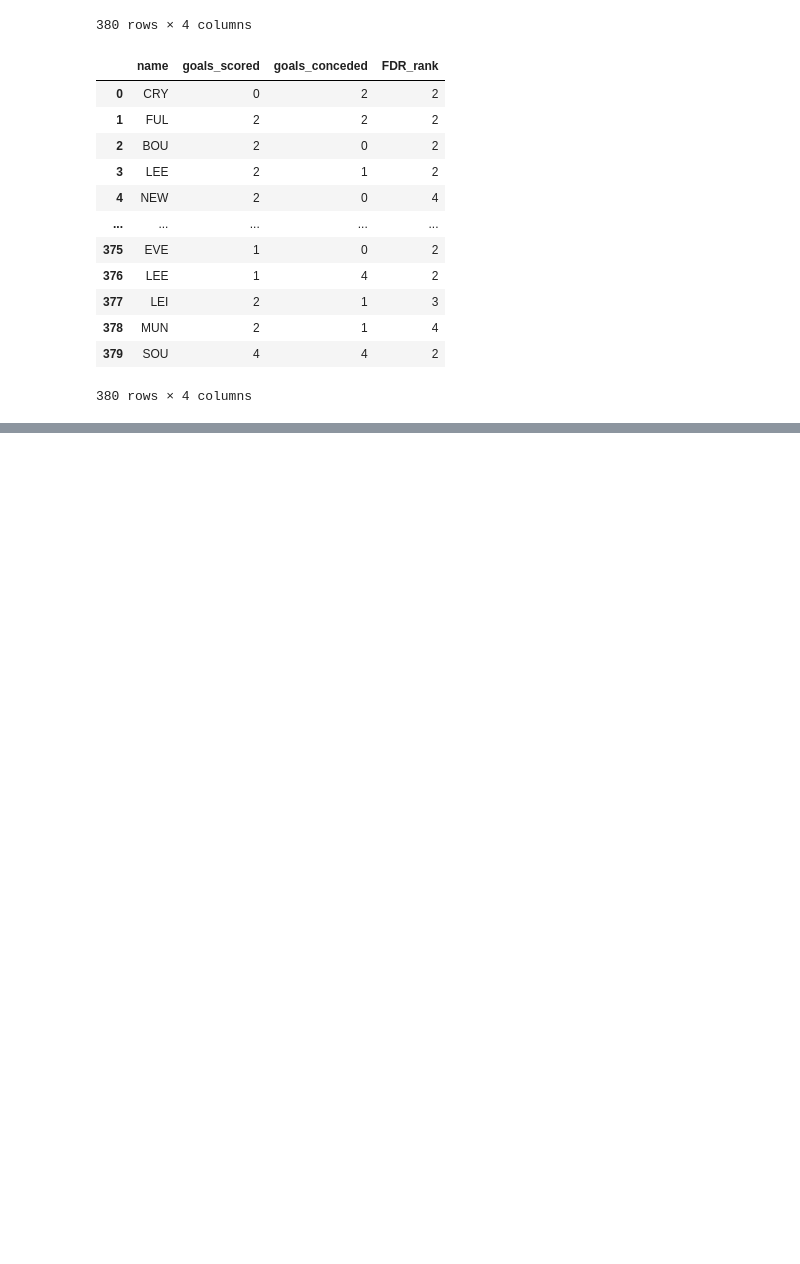
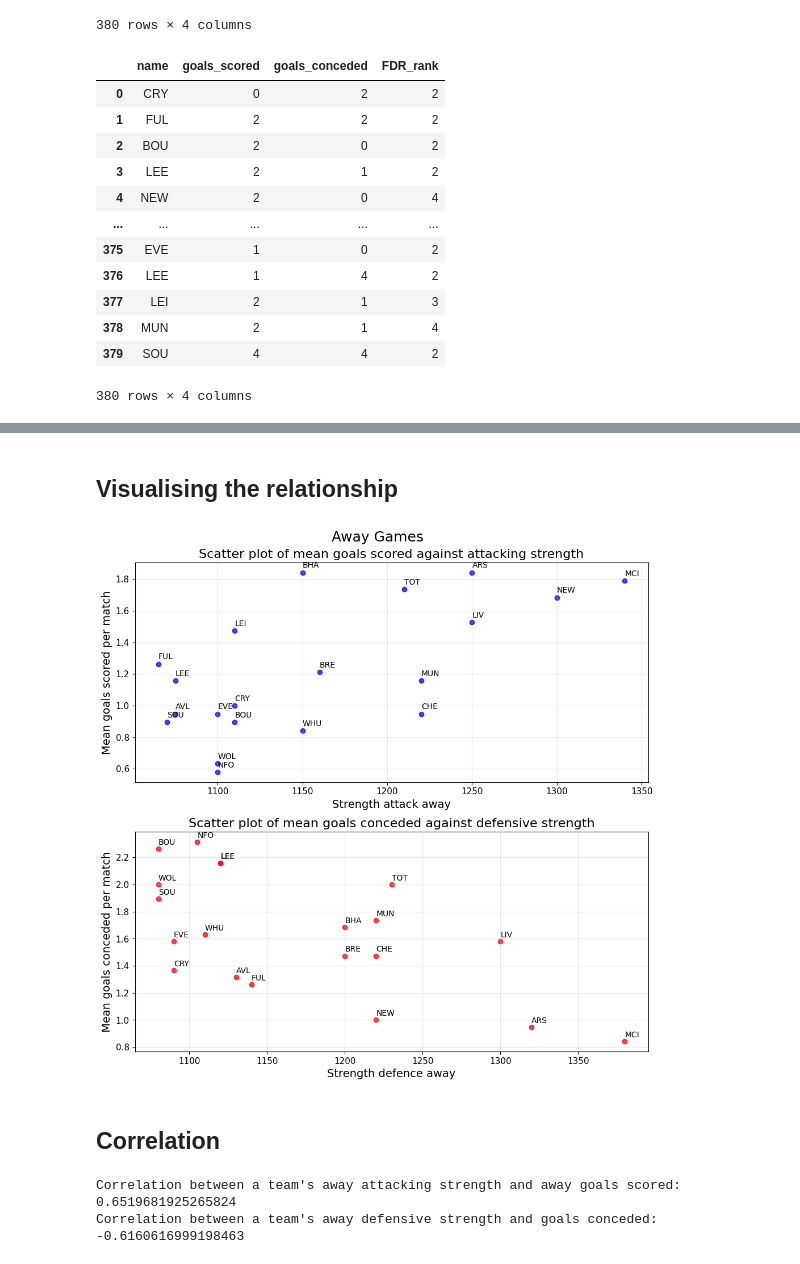
Before and after one commit to cooke99/PL-Analysis, a Jupyter notebook: Team strength analysis.ipynb, the cells around one changed output, grey strips where cells are left out. Cells and saved outputs as stored; diff of their text form; code cells hidden in the pictures; blank space fills up the shorter version.

```diff
--- a/Team strength analysis.ipynb
+++ b/Team strength analysis.ipynb
@@ -198,0 +392,3 @@ plt.show()
+# %%
+away_data = away_data.merge(teams.loc[:,['short_name','strength_attack_away','strength_defence_away']], how = 'inner', left_on = 'name', right_on = 'short_name')
+away_data
@@ -198,0 +413,48 @@ plt.show()
+# %% [markdown]
+## Visualising the relationship
+# %%
+title_font = 18
+axis_title_font = 16
+legend_font = 14
+axis_label_font = 14
+axis_tick_font = 11
+
+fig, ax = plt.subplots(nrows=2,ncols=1,figsize=(10,10))
+
+ax[0].scatter(away_data.strength_attack_away, away_data.goals_scored, alpha = 0.75, color='b')
+_ = ax[0].set_xticklabels(ax[0].get_xticklabels(), fontsize = axis_tick_font)
+_ = ax[0].set_yticklabels(ax[0].get_yticklabels(), fontsize = axis_tick_font)
+ax[0].set_ylabel('Mean goals scored per match', fontsize = axis_label_font)
+ax[0].set_xlabel('Strength attack away', fontsize = axis_label_font)
+ax[0].grid(alpha = 0.3)
+ax[0].set_title('''Scatter plot of mean goals scored against attacking strength''', fontsize = axis_title_font)
+for i, txt in enumerate(away_data.short_name):
+    ax[0].annotate(txt, (away_data.strength_attack_away[i], away_data.goals_scored[i]), (away_data.strength_attack_away[i]+0.03, away_data.goals_scored[i]+0.03))
+
+ax[1].scatter(away_data.strength_defence_away, away_data.goals_conceded, alpha = 0.75, color='r')
+_ = ax[1].set_xticklabels(ax[1].get_xticklabels(), fontsize = axis_tick_font)
+_ = ax[1].set_yticklabels(ax[1].get_yticklabels(), fontsize = axis_tick_font)
+ax[1].set_ylabel('Mean goals conceded per match', fontsize = axis_label_font)
+ax[1].set_xlabel('Strength defence away', fontsize = axis_label_font)
+ax[1].grid(alpha = 0.3)
+ax[1].set_title('''Scatter plot of mean goals conceded against defensive strength''', fontsize = axis_title_font)
+for i, txt in enumerate(away_data.short_name):
+    ax[1].annotate(txt, (away_data.strength_defence_away[i], away_data.goals_conceded[i]), (away_data.strength_defence_away[i]+0.03, away_data.goals_conceded[i]+0.03))
+
+fig.suptitle('Away Games',fontsize=title_font)
+fig.tight_layout(pad=1.0)
+plt.savefig('./plots/away_attack_defence_scatter.png', bbox_inches = 'tight')
+plt.show()
+# %% [output]
+[figure, added]
+# %% [markdown]
+## Correlation
+# %%
+result = pearsonr(away_data.strength_attack_away, away_data.goals_scored)
+print(f'''Correlation between a team's away attacking strength and away goals scored: {result.statistic}''')
+
+result = pearsonr(away_data.strength_defence_away, away_data.goals_conceded)
+print(f'''Correlation between a team's away defensive strength and goals conceded: {result.statistic}''')
+# %% [output]
+Correlation between a team's away attacking strength and away goals scored: 0.6519681925265824
+Correlation between a team's away defensive strength and goals conceded: -0.6160616999198463
```
Also changed, not shown: parts of 31 cells of this notebook, 5 other files.
